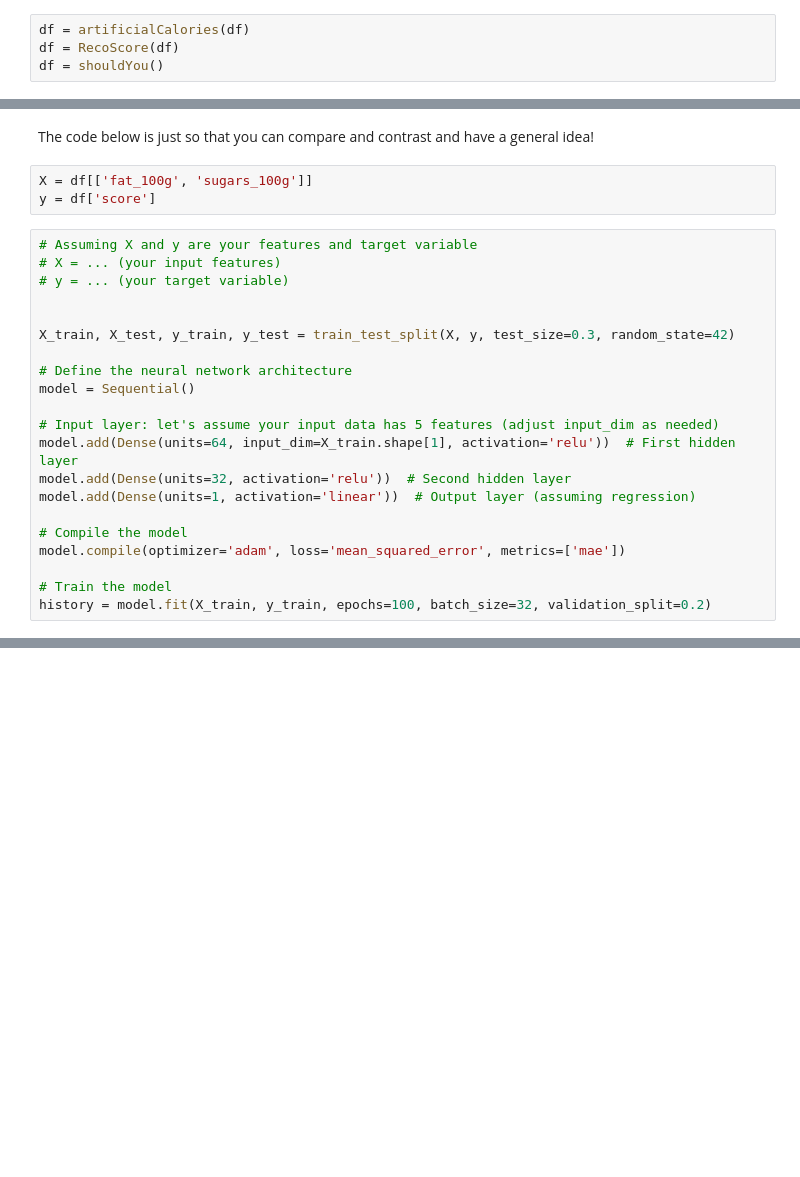
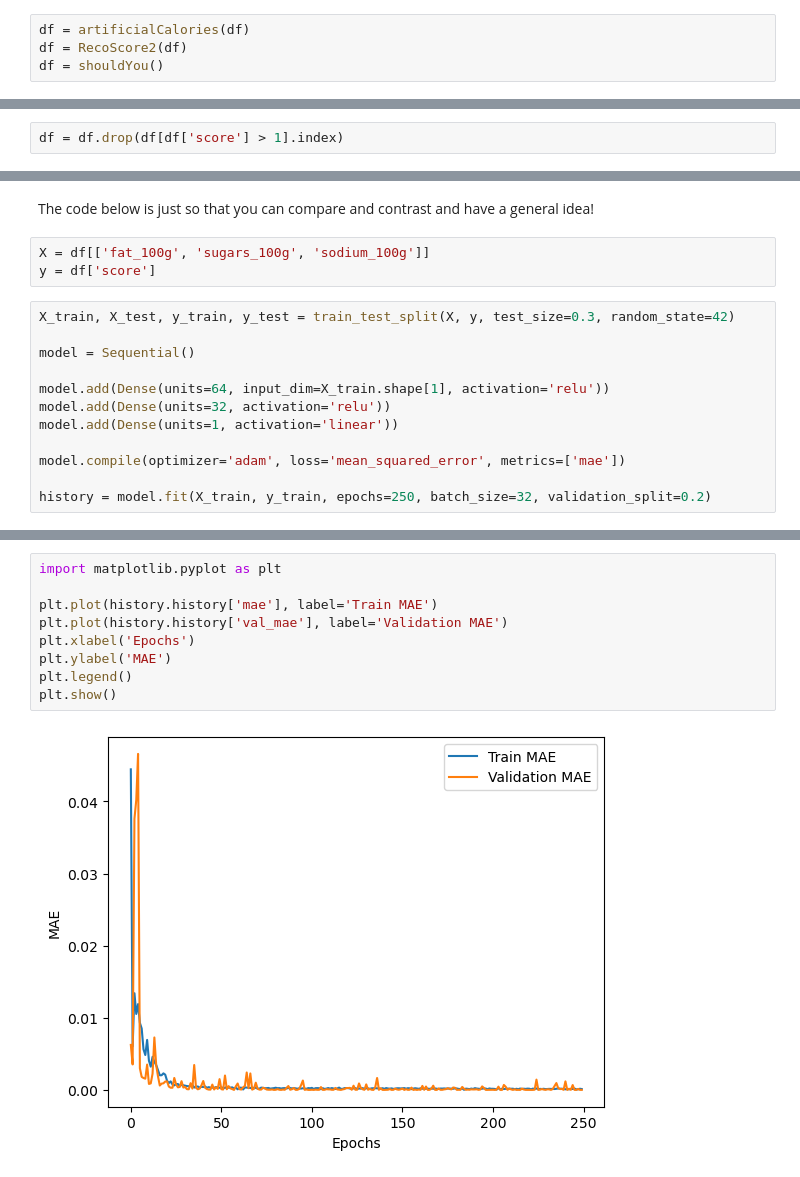
Before and after one commit to IsaacG-L/Machine-Learning, a Jupyter notebook: Semester 2/Final Project/FeedForward.ipynb, the cells around one changed output, grey strips where cells are left out. Cells and saved outputs as stored; diff of their text form; blank space fills up the shorter version.

```diff
--- a/Semester 2/Final Project/FeedForward.ipynb
+++ b/Semester 2/Final Project/FeedForward.ipynb
@@ -27,11 +27,13 @@ from sklearn.metrics import mean_squared_error
 df = maindf()
 # %%
 df = artificialCalories(df)
-df = RecoScore(df)
+df = RecoScore2(df)
 df = shouldYou()
 # %%
 # These are columns that have negative sugar!?!
 df = df.drop([8642, 119086, 152522, 165746])
+# %%
+df = df.drop(df[df['score'] > 1].index)
 # %%
 df.head()
 # %% [output]
@@ -72,27 +56,18 @@ from tensorflow.keras.layers import Dense
 # %% [markdown]
 The code below is just so that you can compare and contrast and have a general idea!
 # %%
-X = df[['fat_100g', 'sugars_100g']]
+X = df[['fat_100g', 'sugars_100g', 'sodium_100g']]
 y = df['score']
 # %%
-# Assuming X and y are your features and target variable
-# X = ... (your input features)
-# y = ... (your target variable)
-
-
 X_train, X_test, y_train, y_test = train_test_split(X, y, test_size=0.3, random_state=42)
 
-# Define the neural network architecture
 model = Sequential()
 
-# Input layer: let's assume your input data has 5 features (adjust input_dim as needed)
-model.add(Dense(units=64, input_dim=X_train.shape[1], activation='relu'))  # First hidden layer
-model.add(Dense(units=32, activation='relu'))  # Second hidden layer
-model.add(Dense(units=1, activation='linear'))  # Output layer (assuming regression)
+model.add(Dense(units=64, input_dim=X_train.shape[1], activation='relu'))
+model.add(Dense(units=32, activation='relu'))
+model.add(Dense(units=1, activation='linear'))
 
-# Compile the model
 model.compile(optimizer='adam', loss='mean_squared_error', metrics=['mae'])
 
-# Train the model
-history = model.fit(X_train, y_train, epochs=100, batch_size=32, validation_split=0.2)
+history = model.fit(X_train, y_train, epochs=250, batch_size=32, validation_split=0.2)
 # %% [output]
@@ -120,3 +121,14 @@ predictions = model.predict(X_test)
+# %%
+import matplotlib.pyplot as plt
+
+plt.plot(history.history['mae'], label='Train MAE')
+plt.plot(history.history['val_mae'], label='Validation MAE')
+plt.xlabel('Epochs')
+plt.ylabel('MAE')
+plt.legend()
+plt.show()
+# %% [output]
+[figure, added]
 # %%
 predictions
 # %% [output]
```
Also changed, not shown: parts of 12 cells of this notebook, 3 other files.
